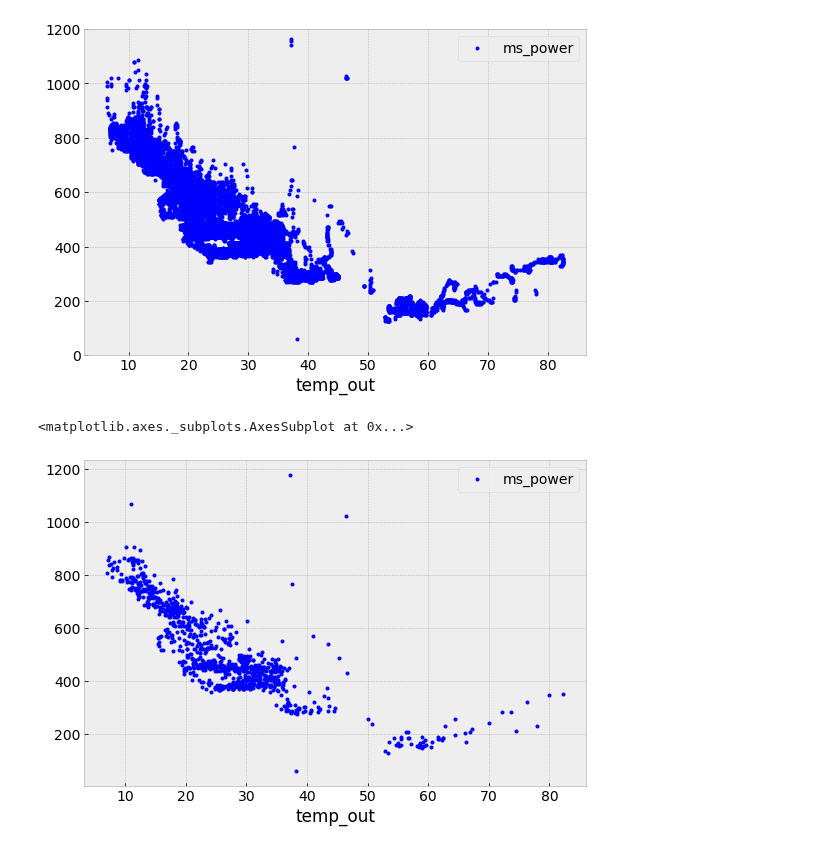
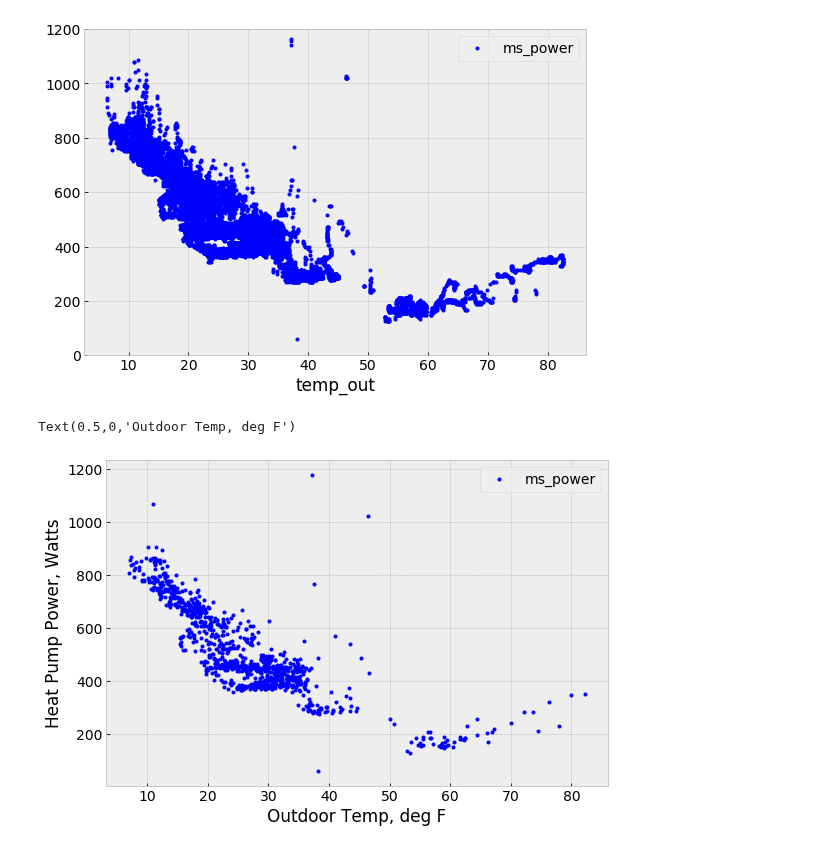
Before and after one commit to alanmitchell/heat-pump-study, a Jupyter notebook: field_studies/kaluza/kaluza.ipynb, the cells around one changed output. Saved outputs shown, nothing was run; the diff lists cells and outputs as text; code cells hidden in the pictures.

Commit message:
More analysis of Kaluza Heat Pump.

```diff
--- a/field_studies/kaluza/kaluza.ipynb
+++ b/field_studies/kaluza/kaluza.ipynb
@@ -423,6 +423,8 @@ ylim(0, 1200)
 # %%
 df_sm = dff.resample('1H').mean().dropna()
 df_sm.plot(x='temp_out', y='ms_power', style='b.')
+ylabel('Heat Pump Power, Watts')
+xlabel('Outdoor Temp, deg F')
 # %% [output]
-<matplotlib.axes._subplots.AxesSubplot at 0x...>
+Text(0.5,0,'Outdoor Temp, deg F')
-[figure, old version]
+[figure, new version]
```
Also changed, not shown: parts of 7 cells of this notebook.
